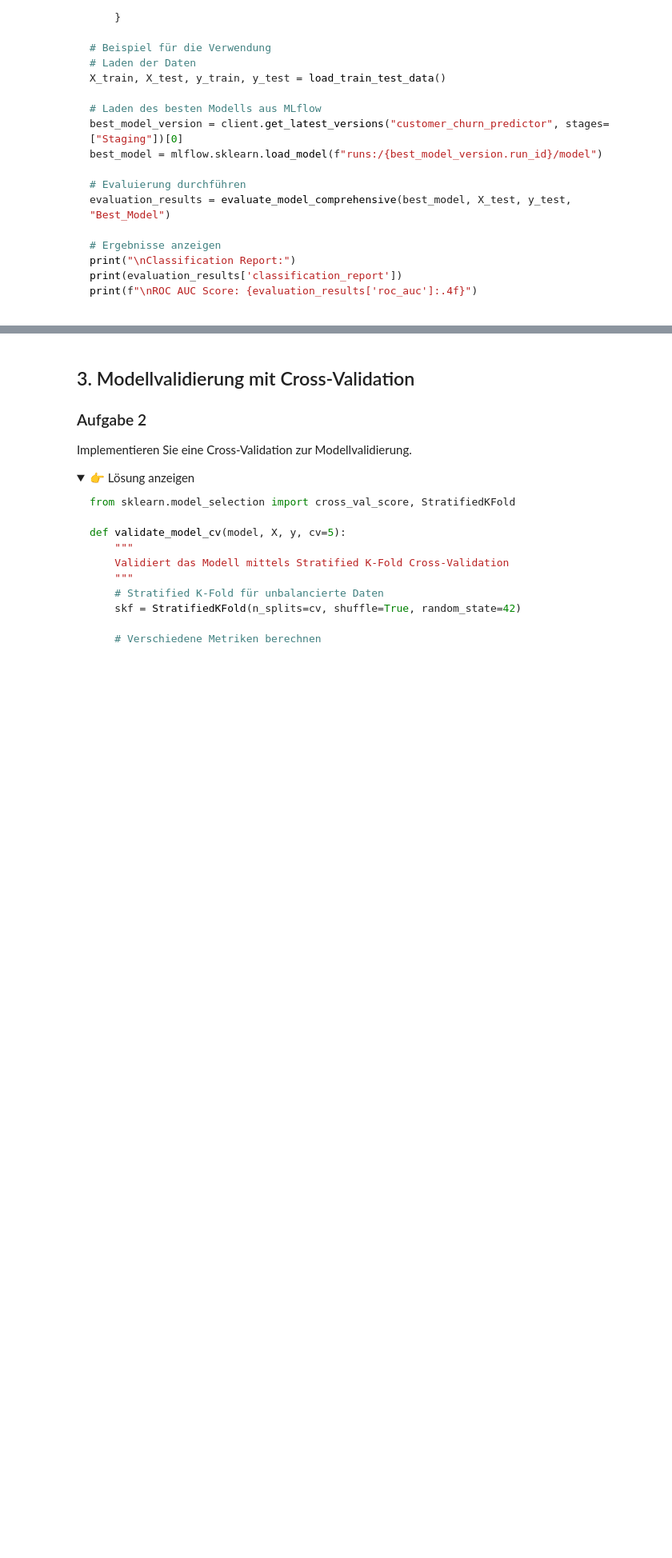
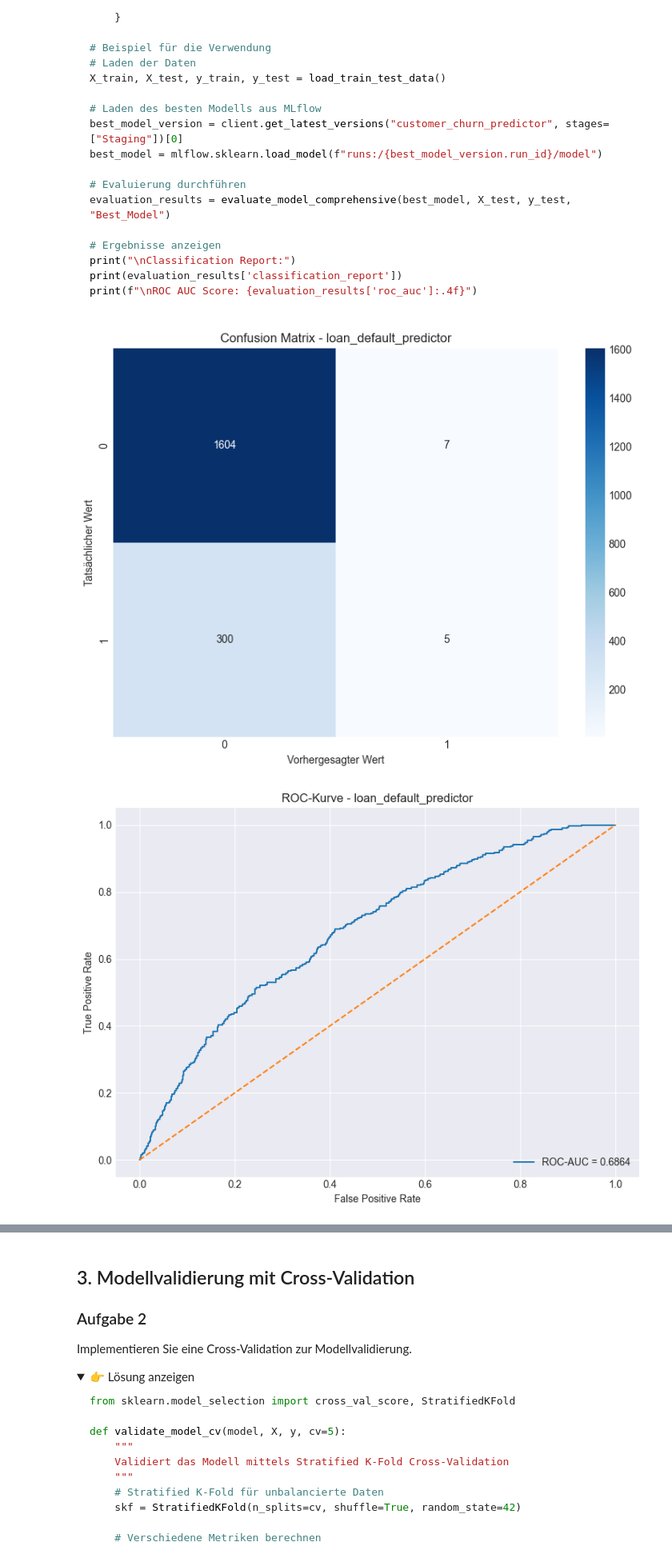
Before and after one commit to hansbjoern93/loan-mlops, a Jupyter notebook: notebooks/04_Modell_Evaluierung.ipynb, the cells around one changed output, grey strips where cells are left out. Shown at 80% size. Cells and saved outputs as stored; diff of their text form; code cells hidden in the pictures; folded sections open; blank space fills up the shorter version.

````diff
--- a/notebooks/04_Modell_Evaluierung.ipynb
+++ b/notebooks/04_Modell_Evaluierung.ipynb
@@ -51,0 +60,16 @@ X_train, X_test, y_train, y_test = train_test_split(X, y, test_size=0.2, random_
+# %%
+processed_data = pd.read_csv("../data/processed/loan_data_preprocessed.csv")
+
+X = processed_data.drop(columns="not.fully.paid")
+y = processed_data["not.fully.paid"]
+
+X_train, X_test, y_train, y_test = train_test_split(
+    X, y, test_size=0.2, random_state=42
+)
+
+scaler = StandardScaler()
+X_train_scaled = scaler.fit_transform(X_train)
+X_test_scaled = scaler.transform(X_test)
+
+print("Trainingsdaten:", X_train.shape)
+print("Testdaten:", X_test.shape)
@@ -130,3 +493,25 @@ print(evaluation_results['classification_report'])
 print(f"\nROC AUC Score: {evaluation_results['roc_auc']:.4f}")
 ```
 </details>
+# %%
+with mlflow.start_run(run_name="evaluation_loan_model"):
+
+    evaluation_results = evaluate_model_comprehensive(
+        best_model,
+        X_test_scaled,
+        y_test,
+        model_name="loan_default_predictor"
+    )
+
+print("Classification Report:")
+print(evaluation_results["classification_report"])
+
+print("\nWichtige Metriken:")
+print(f"Accuracy:  {evaluation_results['accuracy']:.4f}")
+print(f"Precision: {evaluation_results['precision']:.4f}")
+print(f"Recall:    {evaluation_results['recall']:.4f}")
+print(f"F1-Score:  {evaluation_results['f1_score']:.4f}")
+print(f"ROC-AUC:   {evaluation_results['roc_auc']:.4f}")
+# %% [output]
+[figure, added]
+[figure, added]
````
Also changed, not shown: parts of 29 cells of this notebook, 6 other files.
